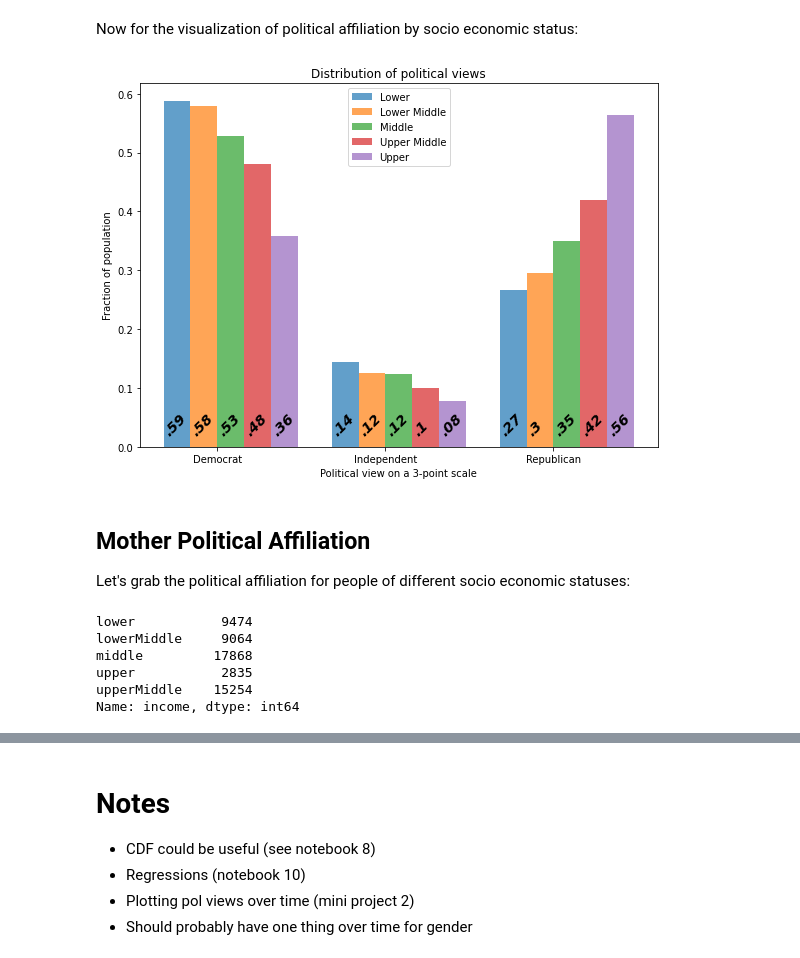
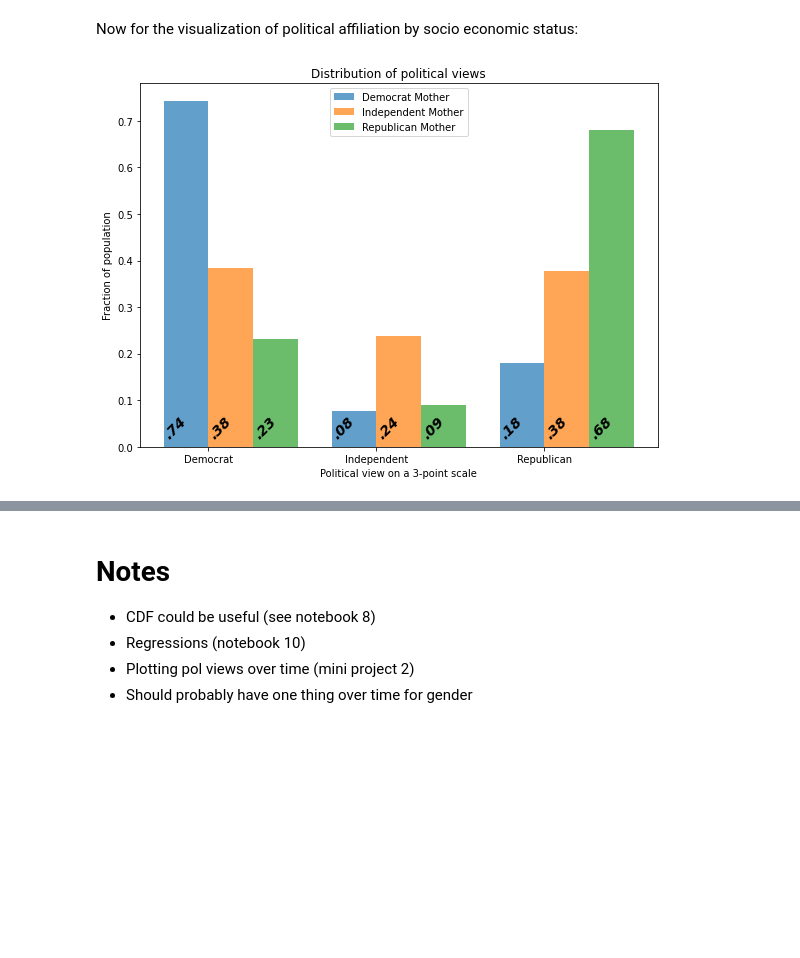
Before and after one commit to mstites/parentPoliticalCorr, a Jupyter notebook: project.ipynb, the cells around one changed output, grey strips where cells are left out. Saved outputs shown, nothing was run; the diff lists cells and outputs as text; code cells hidden in the pictures; blank space fills up the shorter version.

Commit message:
Add plots for all 1v1 plots

```diff
--- a/project.ipynb
+++ b/project.ipynb
@@ -178,0 +162,12 @@ Name: age, Length: 74, dtype: int64
+# %%
+age = anes['VCF0102'].replace(0, np.nan) # 0 is NA or Don't Know
+age.name='age'
+remap = {1: '17-24',
+         2: '25-34',
+         3: '35-44',
+         4: '45-54',
+         5: '55-64',
+         6: '65-74',
+         7: '75-99'}
+age = age.replace(remap)
+values(age)
@@ -678,20 +654,16 @@ upper.name = 'Upper'
+# %%
+momDemo = data[data['motherPol']=='Democrat']['pol']
+momDemo.name = 'Democrat Mother'
+
+momInde = data[data['motherPol']=='Independent']['pol']
+momInde.name = 'Independent Mother'
+
+momRepu = data[data['motherPol']=='Republican']['pol']
+momRepu.name = 'Republican Mother'
 # %% [markdown]
 Now for the visualization of political affiliation by socio economic status:
 # %%
-pmfComparison([lower, lowerMiddle, middle, upperMiddle, upper], tick_label = ['Democrat', 'Independent', 'Republican'], fontsize=14, xOffset=0.09)
+pmfComparison([momDemo, momInde, momRepu], tick_label = ['Democrat', 'Independent', 'Republican'], fontsize=14, xOffset=0.09)
 decorate(xlabel='Political view on a 3-point scale', ylabel='Fraction of population', title='Distribution of political views')
 # %% [output]
-[figure, old version]
+[figure, new version]
-# %% [markdown]
-## Mother Political Affiliation
-
-Let's grab the political affiliation for people of different socio economic statuses:
-# %%
-values(income)
-# %% [output]
-lower           9474
-lowerMiddle     9064
-middle         17868
-upper           2835
-upperMiddle    15254
-Name: income, dtype: int64
```
Also changed, not shown: parts of 28 cells of this notebook.
